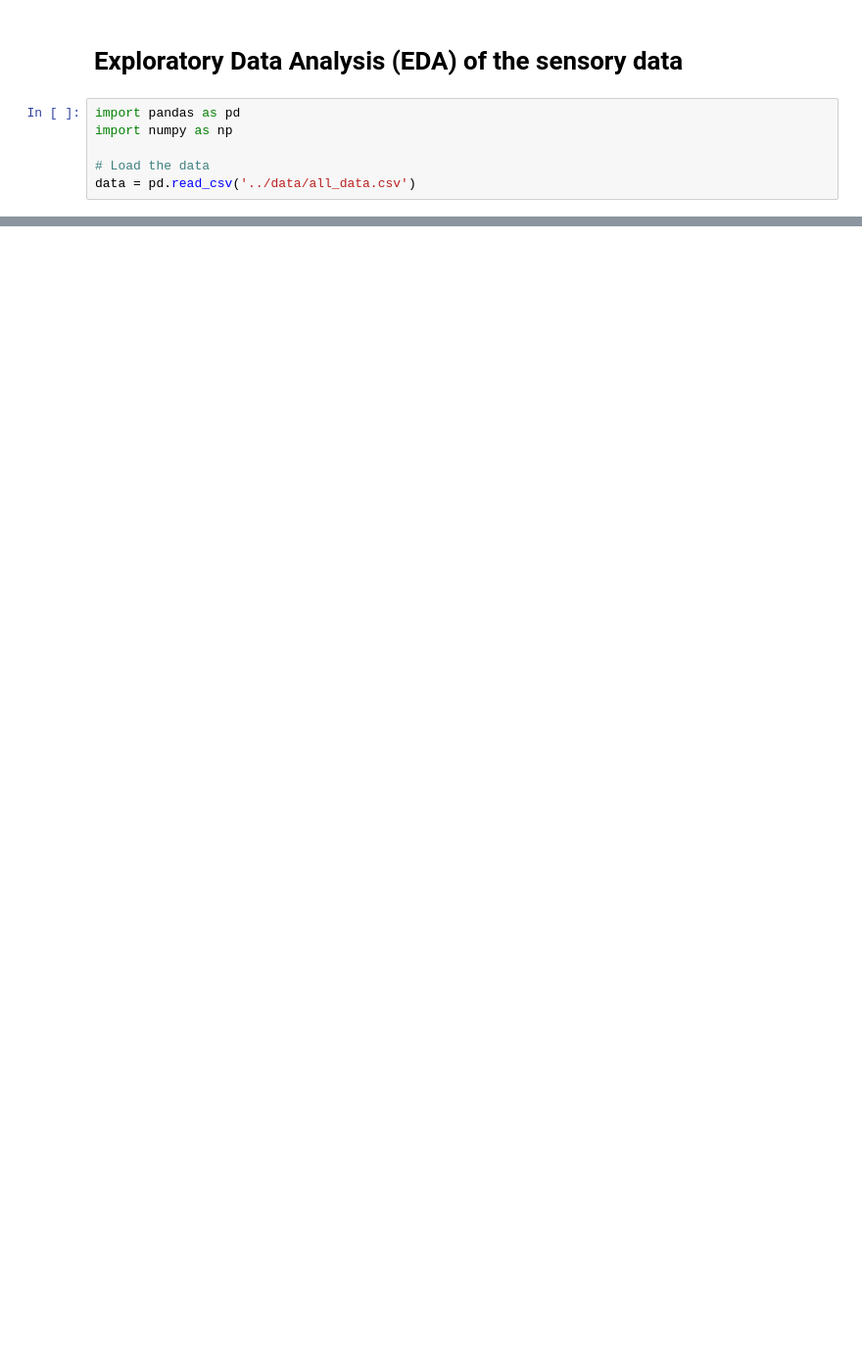
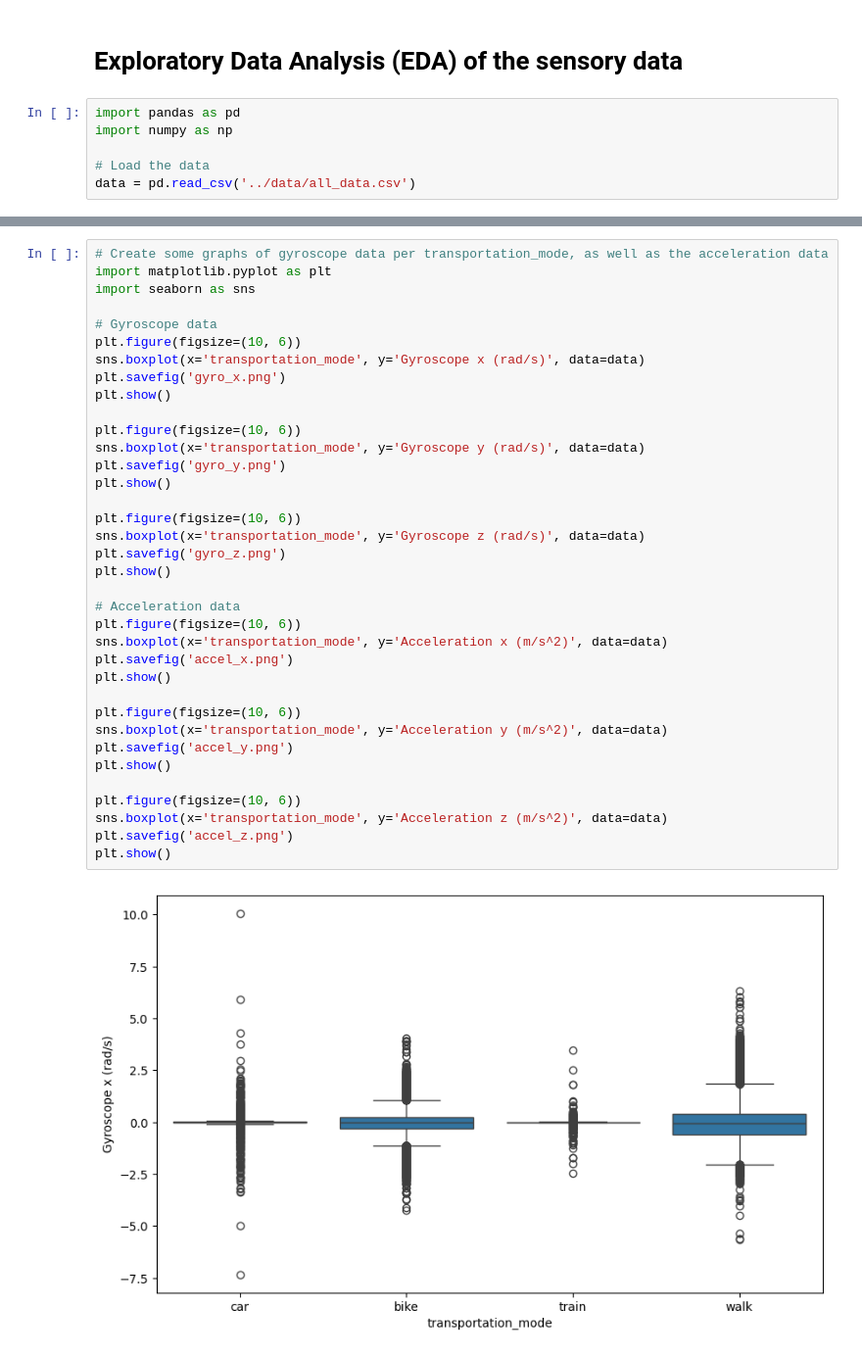
Before and after one commit to BluntKatana/transportation-mode-classifier, a Jupyter notebook: notebooks/data_analysis.ipynb, the cells around one changed output, grey strips where cells are left out. Shown: that part at 98% size. Saved outputs shown, nothing was run; the diff lists cells and outputs as text; blank space fills up the shorter version.

Commit message:
feat: accel, gyro figures

```diff
--- a/notebooks/data_analysis.ipynb
+++ b/notebooks/data_analysis.ipynb
@@ -43,0 +63,38 @@ with open('../data/info.txt', 'w') as f:
+# %%
+# Create some graphs of gyroscope data per transportation_mode, as well as the acceleration data
+import matplotlib.pyplot as plt
+import seaborn as sns
+
+# Gyroscope data
+plt.figure(figsize=(10, 6))
+sns.boxplot(x='transportation_mode', y='Gyroscope x (rad/s)', data=data)
+plt.savefig('gyro_x.png')
+plt.show()
+
+plt.figure(figsize=(10, 6))
+sns.boxplot(x='transportation_mode', y='Gyroscope y (rad/s)', data=data)
+plt.savefig('gyro_y.png')
+plt.show()
+
+plt.figure(figsize=(10, 6))
+sns.boxplot(x='transportation_mode', y='Gyroscope z (rad/s)', data=data)
+plt.savefig('gyro_z.png')
+plt.show()
+
+# Acceleration data
+plt.figure(figsize=(10, 6))
+sns.boxplot(x='transportation_mode', y='Acceleration x (m/s^2)', data=data)
+plt.savefig('accel_x.png')
+plt.show()
+
+plt.figure(figsize=(10, 6))
+sns.boxplot(x='transportation_mode', y='Acceleration y (m/s^2)', data=data)
+plt.savefig('accel_y.png')
+plt.show()
+
+plt.figure(figsize=(10, 6))
+sns.boxplot(x='transportation_mode', y='Acceleration z (m/s^2)', data=data)
+plt.savefig('accel_z.png')
+plt.show()
+# %% [output]
+[figure, added]
```
Also changed, not shown: parts of 4 cells of this notebook, 8 other files.
